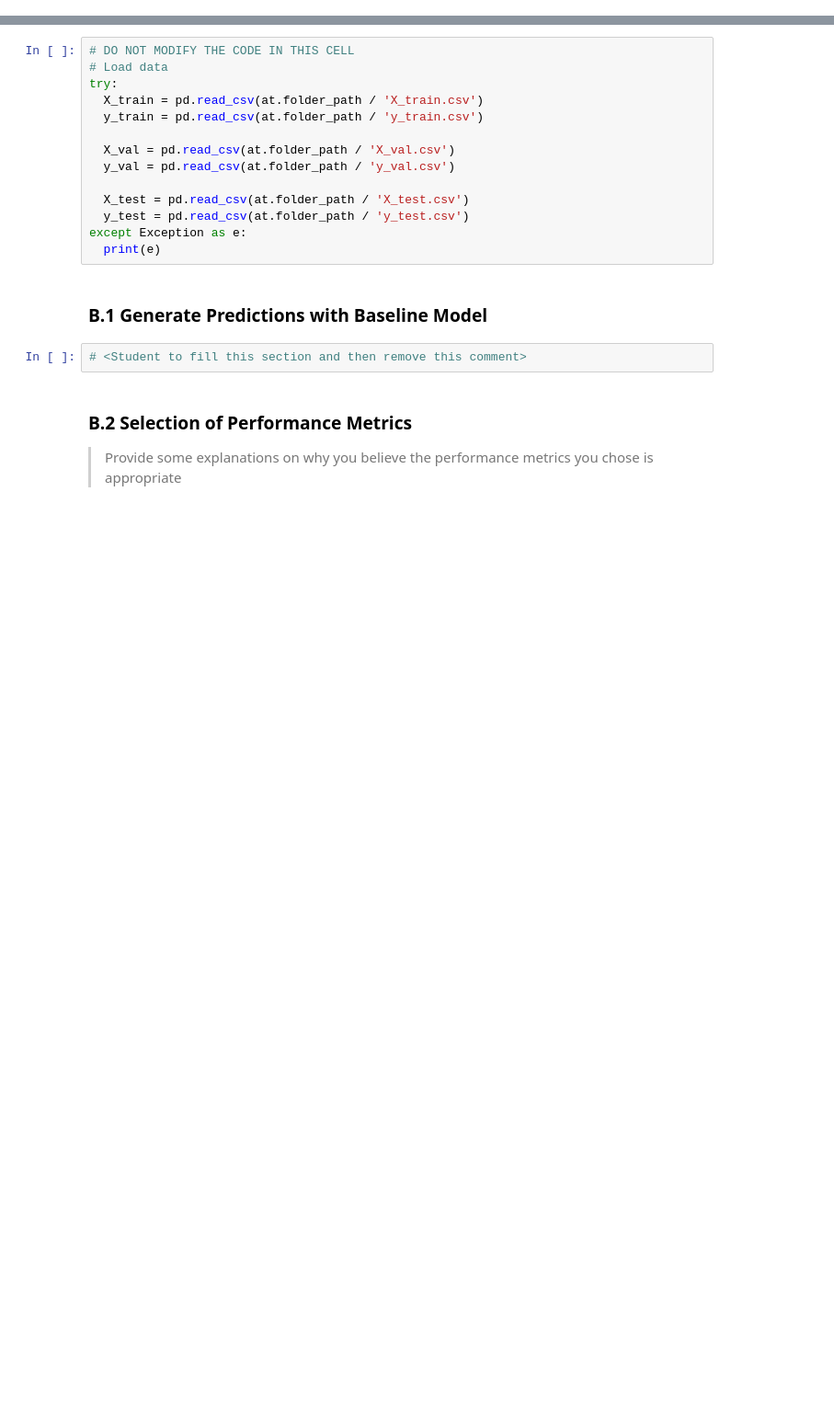
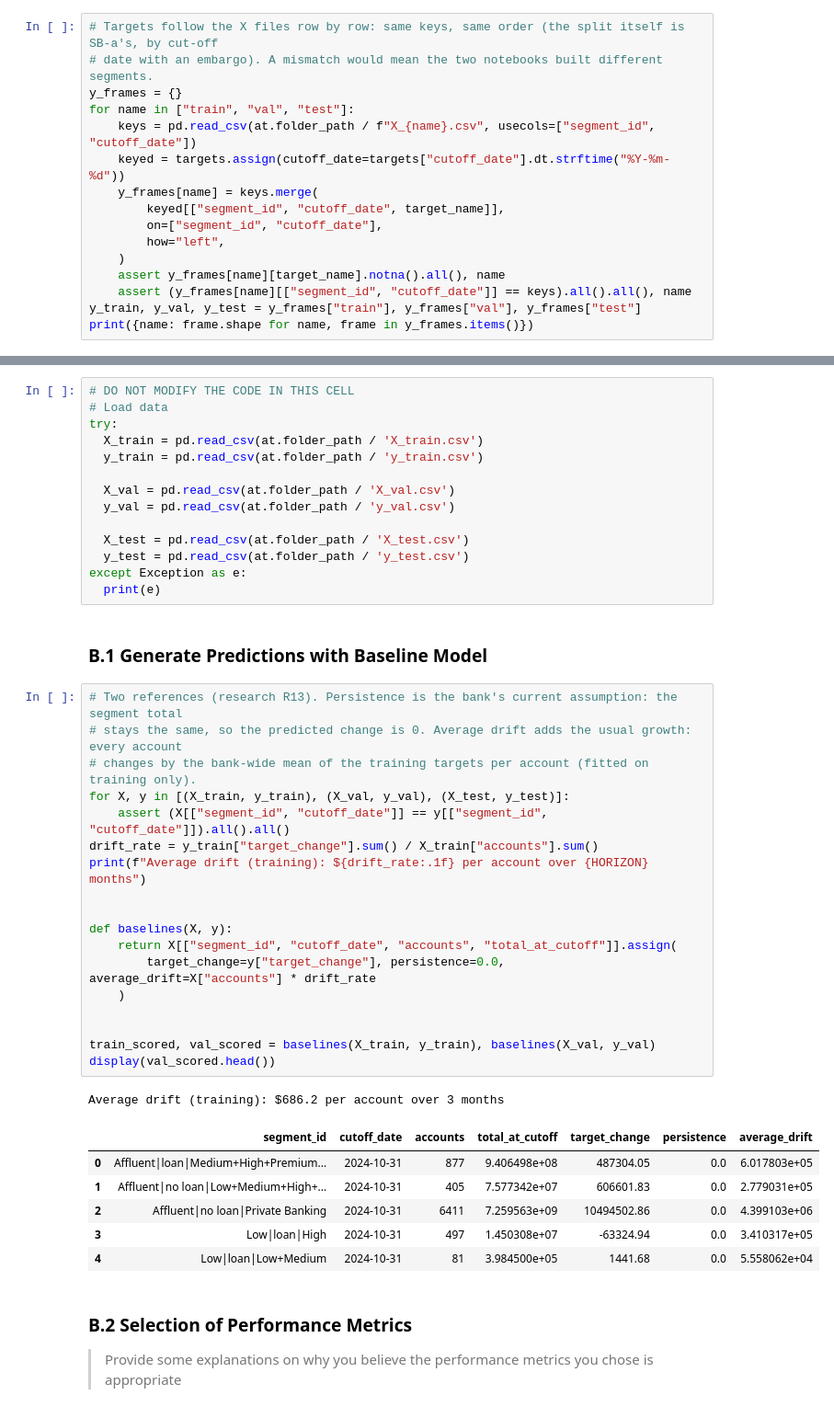
Before and after one commit to ETHLOB/trn-uts-mlaa, a Jupyter notebook: notebook/1_regression/36106-26SP-AT3-26029165-SB-b-Baseline.ipynb, the cells around one changed output, grey strips where cells are left out. Shown at 92% size. Saved outputs shown, nothing was run; the diff lists cells and outputs as text; blank space fills up the shorter version.

```diff
--- a/notebook/1_regression/36106-26SP-AT3-26029165-SB-b-Baseline.ipynb
+++ b/notebook/1_regression/36106-26SP-AT3-26029165-SB-b-Baseline.ipynb
@@ -117,0 +444,16 @@ Provide some explanations on what is the best strategy to use for data splitting
+# %%
+# Targets follow the X files row by row: same keys, same order (the split itself is SB-a's, by cut-off
+# date with an embargo). A mismatch would mean the two notebooks built different segments.
+y_frames = {}
+for name in ["train", "val", "test"]:
+    keys = pd.read_csv(at.folder_path / f"X_{name}.csv", usecols=["segment_id", "cutoff_date"])
+    keyed = targets.assign(cutoff_date=targets["cutoff_date"].dt.strftime("%Y-%m-%d"))
+    y_frames[name] = keys.merge(
+        keyed[["segment_id", "cutoff_date", target_name]],
+        on=["segment_id", "cutoff_date"],
+        how="left",
+    )
+    assert y_frames[name][target_name].notna().all(), name
+    assert (y_frames[name][["segment_id", "cutoff_date"]] == keys).all().all(), name
+y_train, y_val, y_test = y_frames["train"], y_frames["val"], y_frames["test"]
+print({name: frame.shape for name, frame in y_frames.items()})
@@ -162,8 +805,32 @@ except Exception as e:
   print(e)
 # %% [markdown]
 ### B.1 Generate Predictions with Baseline Model
-# %%
-# <Student to fill this section and then remove this comment>
+# %%
+# Two references (research R13). Persistence is the bank's current assumption: the segment total
+# stays the same, so the predicted change is 0. Average drift adds the usual growth: every account
+# changes by the bank-wide mean of the training targets per account (fitted on training only).
+for X, y in [(X_train, y_train), (X_val, y_val), (X_test, y_test)]:
+    assert (X[["segment_id", "cutoff_date"]] == y[["segment_id", "cutoff_date"]]).all().all()
+drift_rate = y_train["target_change"].sum() / X_train["accounts"].sum()
+print(f"Average drift (training): ${drift_rate:.1f} per account over {HORIZON} months")
+
+
+def baselines(X, y):
+    return X[["segment_id", "cutoff_date", "accounts", "total_at_cutoff"]].assign(
+        target_change=y["target_change"], persistence=0.0, average_drift=X["accounts"] * drift_rate
+    )
+
+
+train_scored, val_scored = baselines(X_train, y_train), baselines(X_val, y_val)
+display(val_scored.head())
+# %% [output]
+Average drift (training): $686.2 per account over 3 months
+|  | segment_id | cutoff_date | accounts | total_at_cutoff | target_change | persistence | average_drift |
+| 0 | Affluent|loan|Medium+High+Premium... | 2024-10-31 | 877 | 9.406498e+08 | 487304.05 | 0.0 | 6.017803e+05 |
+| 1 | Affluent|no loan|Low+Medium+High+... | 2024-10-31 | 405 | 7.577342e+07 | 606601.83 | 0.0 | 2.779031e+05 |
+| 2 | Affluent|no loan|Private Banking | 2024-10-31 | 6411 | 7.259563e+09 | 10494502.86 | 0.0 | 4.399103e+06 |
+| 3 | Low|loan|High | 2024-10-31 | 497 | 1.450308e+07 | -63324.94 | 0.0 | 3.410317e+05 |
+| 4 | Low|loan|Low+Medium | 2024-10-31 | 81 | 3.984500e+05 | 1441.68 | 0.0 | 5.558062e+04 |
 # %% [markdown]
 ### B.2 Selection of Performance Metrics
 
```
Also changed, not shown: parts of 46 cells of this notebook, 6 other files.
